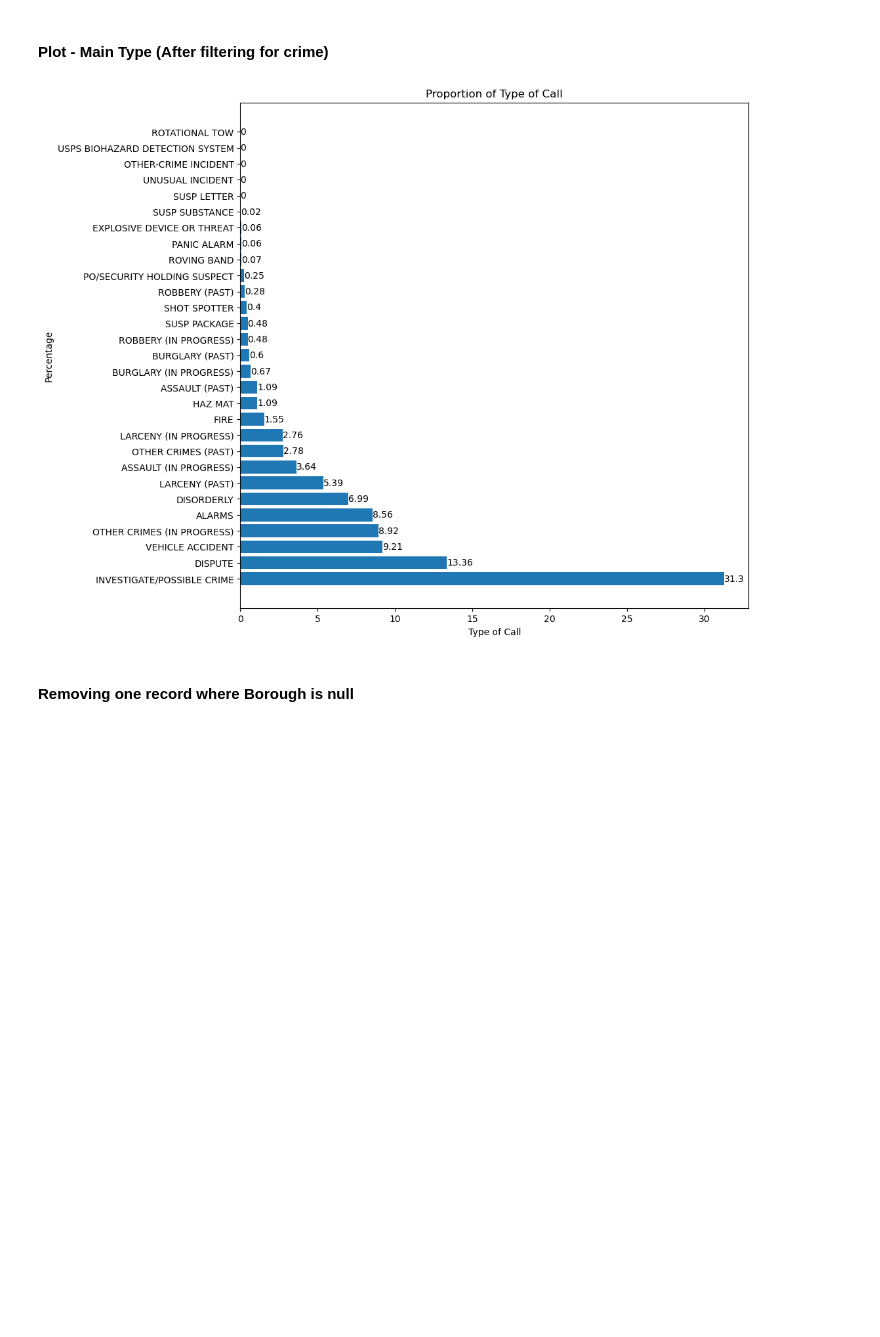
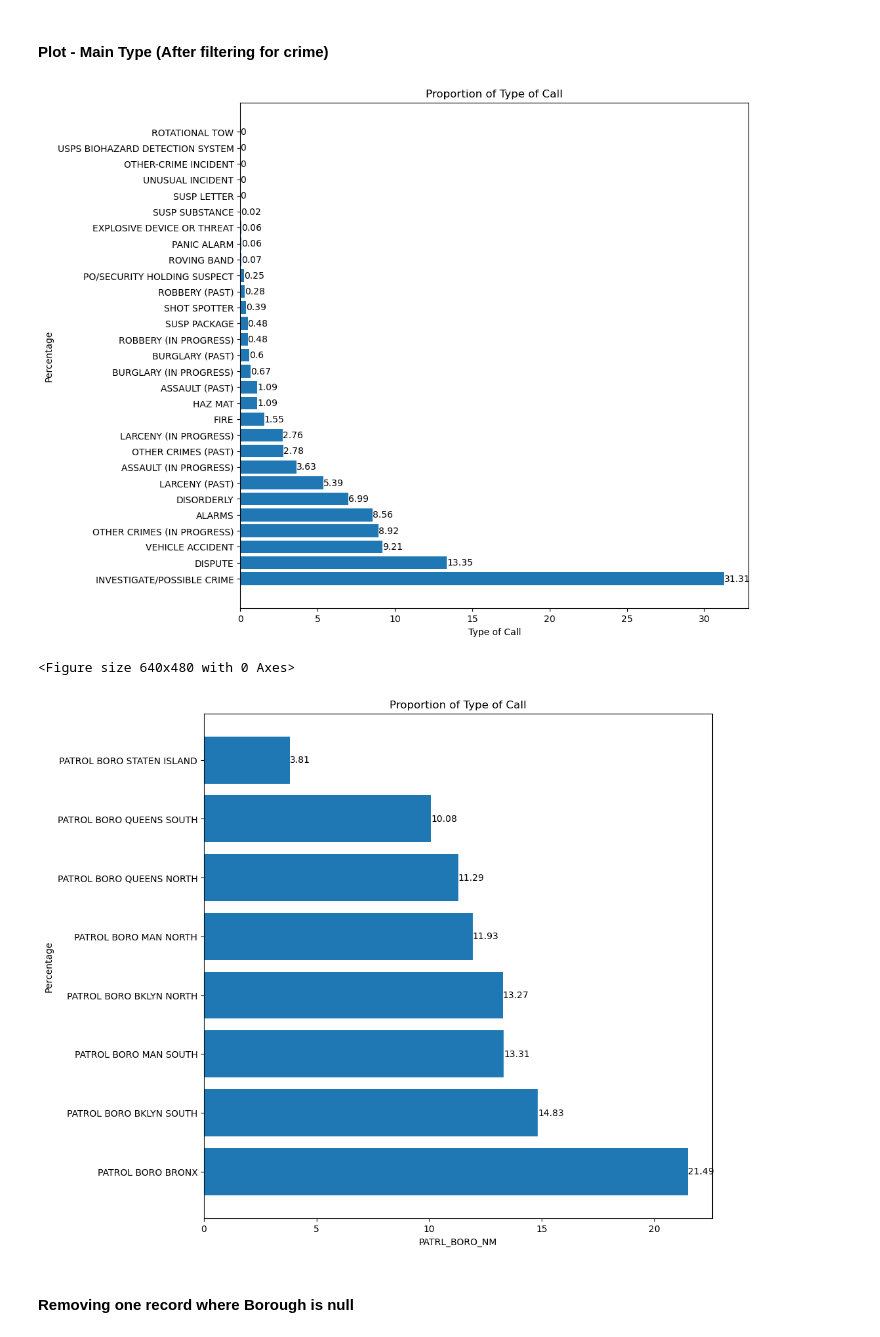
Before and after one commit to zaskap/Team_Sherlocks, a Jupyter notebook: EDA.ipynb, the cells around one changed output. Drawn from its saved outputs; the diff is of its cells as text; code cells hidden in the pictures; blank space fills up the shorter version.

```diff
--- a/EDA.ipynb
+++ b/EDA.ipynb
@@ -274,3 +275,7 @@ crime_types_to_filter = main_type_classification[main_type_classification["Type"
 nypd_calls_df = pd.merge(nypd_calls_df,main_type_classification, how = 'left', left_on = "Main Type", right_on = "Call Main Type")
 # %%
 # nypd_calls_df.to_csv(os.path.join("data","crime_added_union_file.csv"), index = False)
+# %%
+nypd_calls_df = pd.read_csv(os.path.join("data","crime_added_union_file.csv"))
+# %%
+non_duplicate_nyp_calls_df = nypd_calls_df.drop_duplicates()
@@ -290,2 +311,2 @@ plt.show()
 # %%
-crime_calls_df = nypd_calls_df[nypd_calls_df["Main Type"].isin(crime_types_to_filter)]
+crime_calls_df = non_duplicate_nyp_calls_df[non_duplicate_nyp_calls_df["Main Type"].isin(crime_types_to_filter)]
@@ -310,8 +336,22 @@ plt.xlabel('Type of Call')
 plt.ylabel('Percentage')
 plt.title('Proportion of Type of Call')
 plt.show()
+plt.savefig("Proportion of Type of Call.png")
 # %% [output]
 [figure]
+<Figure size 640x480 with 0 Axes>
+# %%
+df_plot_data = round(crime_calls_df['PATRL_BORO_NM'].value_counts(normalize = True)*100,2)
+fig, ax = plt.subplots(figsize=(10, 10))
+bars = ax.barh(df_plot_data.index, df_plot_data.values)
+ax.bar_label(bars)
+plt.xlabel('PATRL_BORO_NM')
+plt.ylabel('Percentage')
+plt.title('Proportion of Type of Call')
+plt.show()
+# plt.savefig("Proportion of PATRL_BORO_NM.png")
+# %% [output]
+[figure, added]
 # %% [markdown]
 #### Removing one record where Borough is null
 # %%
```
Also changed, not shown: parts of 28 cells of this notebook.
